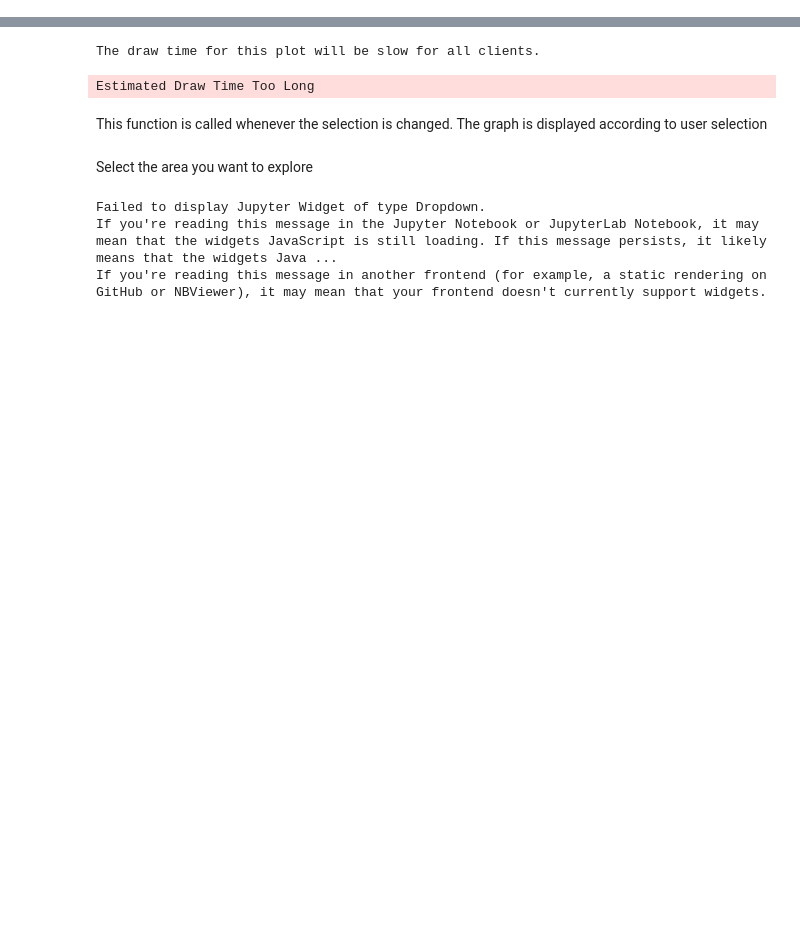
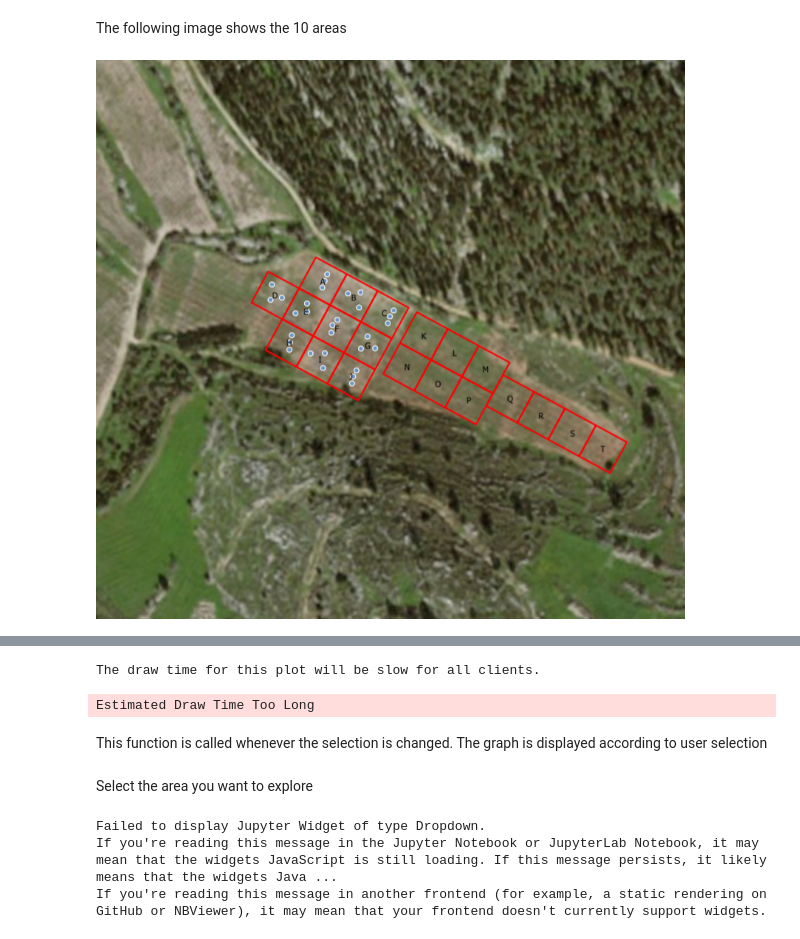
Before and after one commit to isaackramer/irrigation, a Jupyter notebook: Code/NeedleProject.ipynb, the cells around one changed output, grey strips where cells are left out. Cells and saved outputs as stored; diff of their text form; code cells hidden in the pictures; blank space fills up the shorter version.

```diff
--- a/Code/NeedleProject.ipynb
+++ b/Code/NeedleProject.ipynb
@@ -0,0 +32,7 @@
+# %% [markdown]
+The following image shows the 10 areas
+# %%
+from IPython.display import Image
+Image(filename="site_map.png", width=600, height=600)
+# %% [output]
+[figure, added]
```
Also changed, not shown: parts of 25 cells of this notebook.
